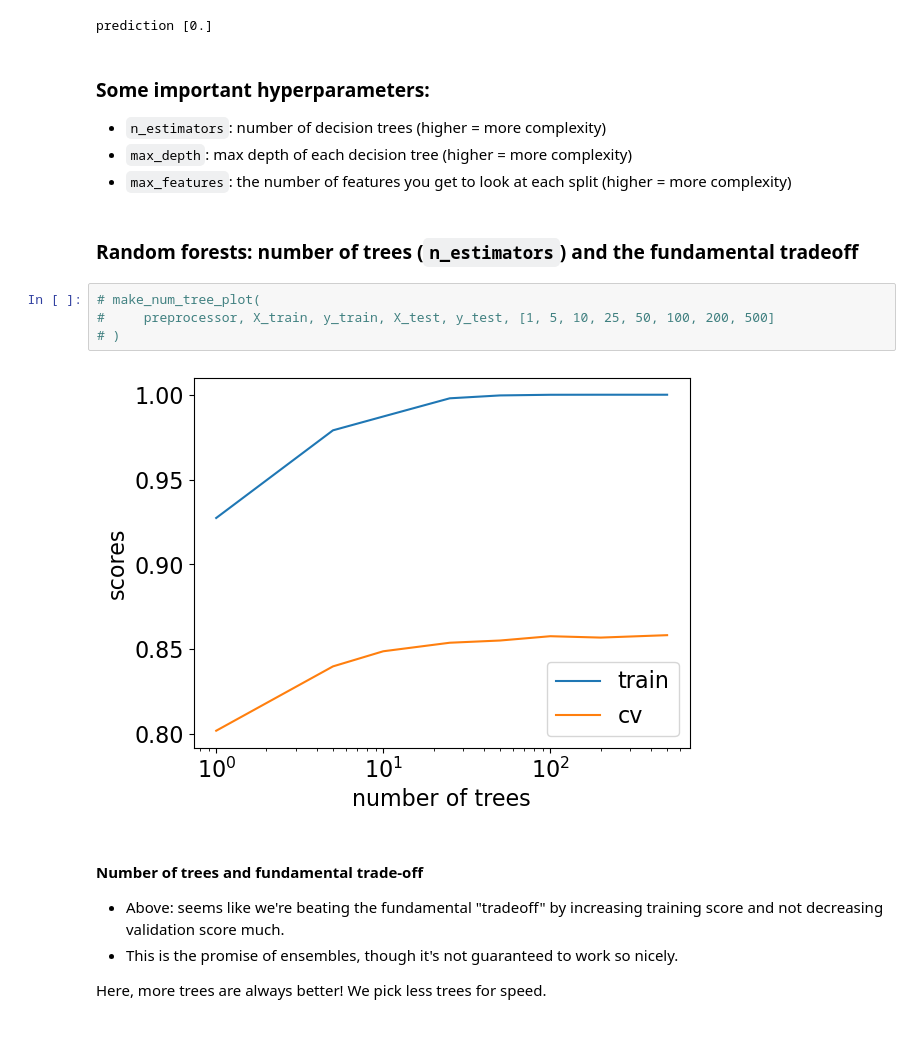
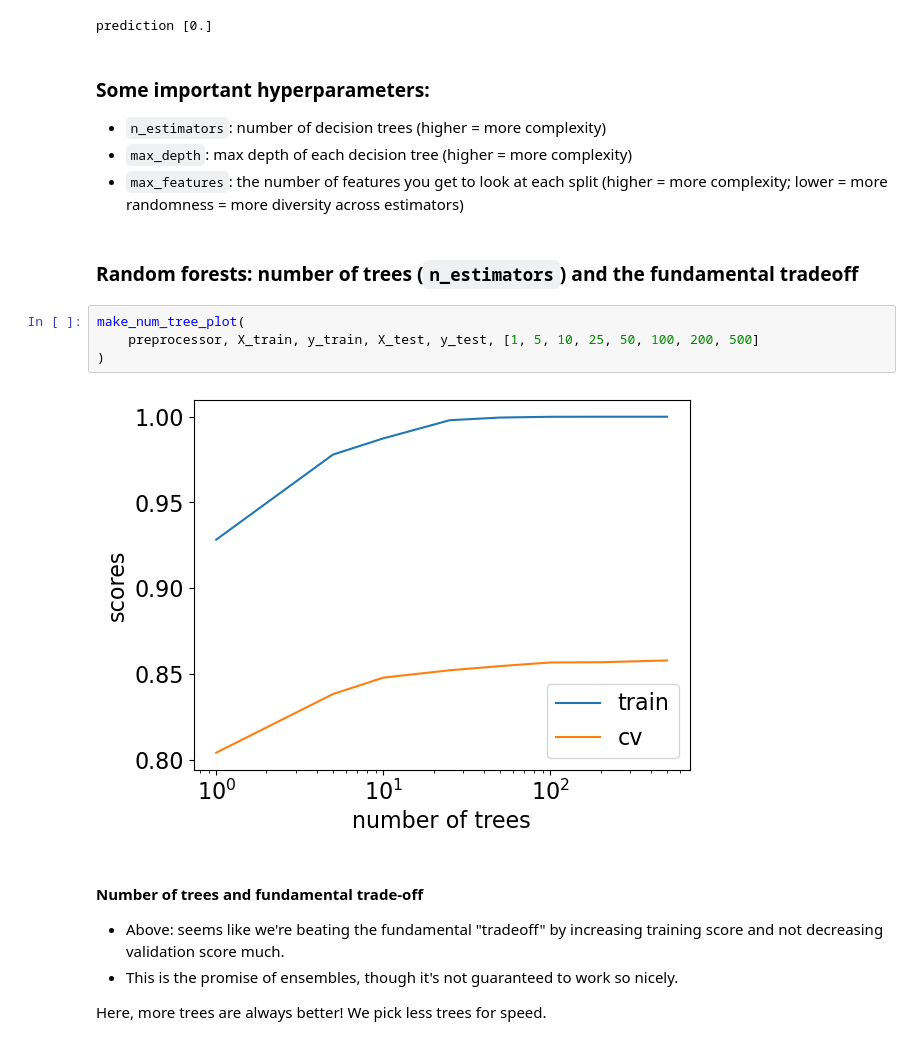
Before and after one commit to UBC-CS/cpsc330-2022W2, a Jupyter notebook: lectures/Mathias/11_ensembles.ipynb, the cells around one changed output. Drawn from its saved outputs; the diff is of its cells as text.

```diff
--- a/lectures/Mathias/11_ensembles.ipynb
+++ b/lectures/Mathias/11_ensembles.ipynb
@@ -380,16 +380,16 @@ prediction [0.]
 
 - `n_estimators`: number of decision trees (higher = more complexity)
 - `max_depth`: max depth of each decision tree (higher = more complexity)
-- `max_features`: the number of features you get to look at each split (higher = more complexity)
+- `max_features`: the number of features you get to look at each split (higher = more complexity; lower = more randomness = more diversity across estimators)
 # %% [markdown]
 
 ### Random forests: number of trees (`n_estimators`) and the fundamental tradeoff
 # %%
-# make_num_tree_plot(
-#     preprocessor, X_train, y_train, X_test, y_test, [1, 5, 10, 25, 50, 100, 200, 500]
-# )
+make_num_tree_plot(
+    preprocessor, X_train, y_train, X_test, y_test, [1, 5, 10, 25, 50, 100, 200, 500]
+)
 # %% [output]
-[figure, old version]
+[figure, new version]
 # %% [markdown]
 #### Number of trees and fundamental trade-off
 
```
Also changed, not shown: parts of 10 cells of this notebook, 2 other files.
